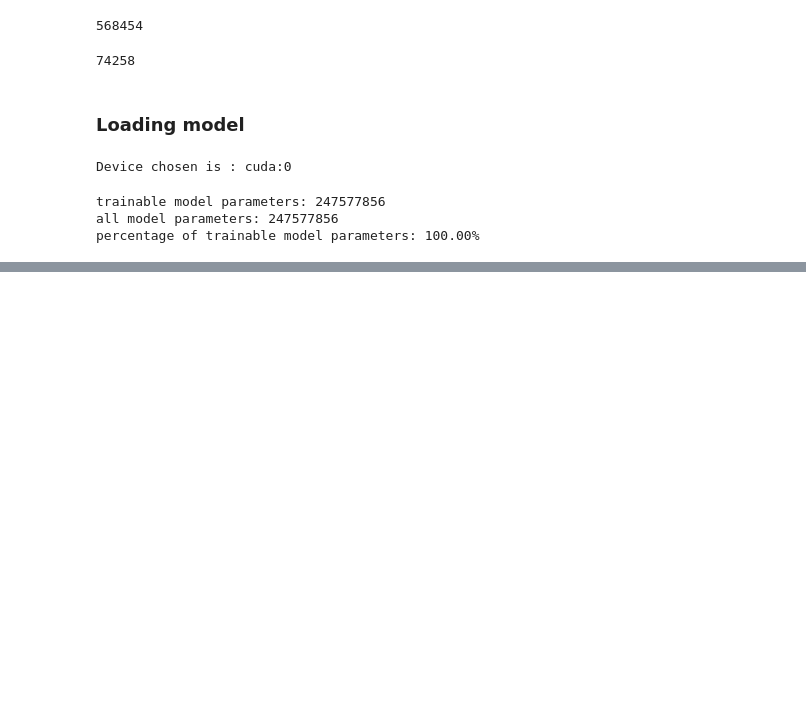
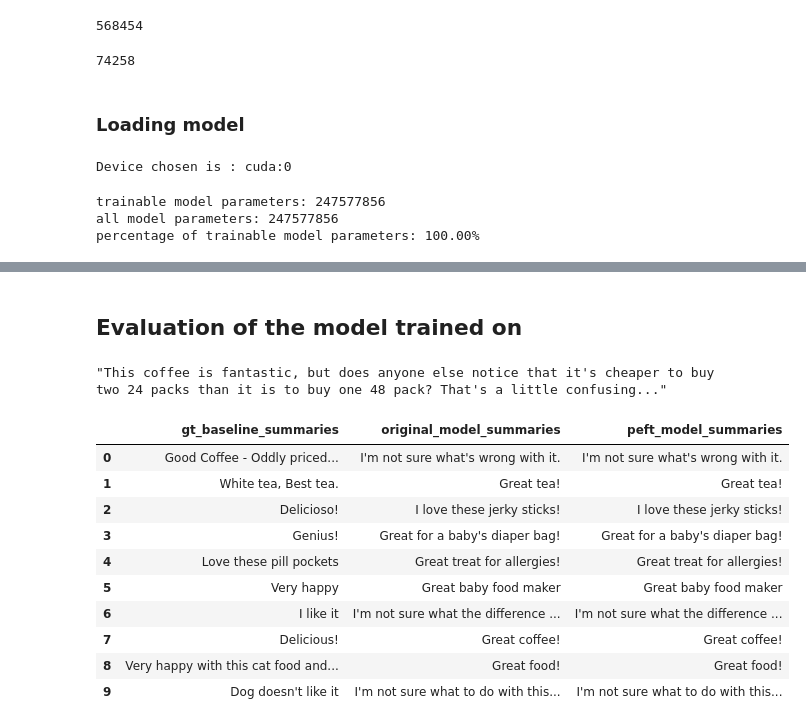
Before and after one commit to navneet1083/llm-usecases, a Jupyter notebook: usecase1/UseCase-1.ipynb, the cells around one changed output, grey strips where cells are left out. Saved outputs shown, nothing was run; the diff lists cells and outputs as text; code cells hidden in the pictures; blank space fills up the shorter version.

Commit message:
Modified for validation score evaluation.

```diff
--- a/usecase1/UseCase-1.ipynb
+++ b/usecase1/UseCase-1.ipynb
@@ -210,0 +376,4 @@ Not sure if this was an error or if the vendor intended to represent the product
+# %%
+peft_model = get_peft_model(original_model,
+                            lora_config)
+print(print_number_of_trainable_model_parameters(peft_model))
@@ -210,0 +417,2 @@ Not sure if this was an error or if the vendor intended to represent the product
+# %%
+peft_trainer.train()
@@ -210,0 +427,5 @@ Not sure if this was an error or if the vendor intended to represent the product
+# %%
+peft_model_path = f'./checkpoints/peft_fine_tunned_checkpoints/'
+# saving models
+peft_trainer.model.save_pretrained(peft_model_path)
+tokenizer.save_pretrained(peft_model_path)
@@ -210,0 +436,9 @@ Not sure if this was an error or if the vendor intended to represent the product
+# %%
+# Now loading with trained peft model
+peft_model_base = AutoModelForSeq2SeqLM.from_pretrained(model_name, torch_dtype=torch.bfloat16)
+tokenizer = AutoTokenizer.from_pretrained(model_name)
+
+peft_model = PeftModel.from_pretrained(peft_model_base,
+                                       peft_model_path,
+                                       torch_dtype=torch.bfloat16,
+                                       is_trainable=False).to(device)
@@ -210,0 +451,55 @@ Not sure if this was an error or if the vendor intended to represent the product
+# %% [markdown]
+## Evaluation of the model trained on
+# %%
+train_test_valid_dataset['test'][0]['Text']
+# %% [output]
+"This coffee is fantastic, but does anyone else notice that it's cheaper to buy two 24 packs than it is to buy one 48 pack? That's a little confusing..."
+# %%
+reviews = train_test_valid_dataset['test'][0:10]['Text']
+gt_baseline_summaries = train_test_valid_dataset['test'][0:10]['Summary']
+
+original_model_summaries = []
+instruct_model_summaries = []
+peft_model_summaries = []
+
+for idx, review in enumerate(reviews):
+    prompt = f"""
+Summarize the following conversation.
+
+{review}
+
+Summary: """
+
+    input_ids = tokenizer(prompt, return_tensors="pt").input_ids.to(device)
+
+    human_baseline_text_output = gt_baseline_summaries[idx]
+
+    original_model_outputs = original_model.generate(input_ids=input_ids, generation_config=GenerationConfig(max_new_tokens=200))
+    original_model_text_output = tokenizer.decode(original_model_outputs[0], skip_special_tokens=True)
+
+    # instruct_model_outputs = instruct_model.generate(input_ids=input_ids, generation_config=GenerationConfig(max_new_tokens=200))
+    # instruct_model_text_output = tokenizer.decode(instruct_model_outputs[0], skip_special_tokens=True)
+
+    peft_model_outputs = peft_model.generate(input_ids=input_ids, generation_config=GenerationConfig(max_new_tokens=200))
+    peft_model_text_output = tokenizer.decode(peft_model_outputs[0], skip_special_tokens=True)
+
+    original_model_summaries.append(original_model_text_output)
+    # instruct_model_summaries.append(instruct_model_text_output)
+    peft_model_summaries.append(peft_model_text_output)
+
+zipped_summaries = list(zip(gt_baseline_summaries, original_model_summaries, peft_model_summaries))
+
+df = pd.DataFrame(zipped_summaries, columns = ['gt_baseline_summaries', 'original_model_summaries', 'peft_model_summaries'])
+df
+# %% [output]
+|  | gt_baseline_summaries | original_model_summaries | peft_model_summaries |
+| 0 | Good Coffee - Oddly priced... | I'm not sure what's wrong with it. | I'm not sure what's wrong with it. |
+| 1 | White tea, Best tea. | Great tea! | Great tea! |
+| 2 | Delicioso! | I love these jerky sticks! | I love these jerky sticks! |
+| 3 | Genius! | Great for a baby's diaper bag! | Great for a baby's diaper bag! |
+| 4 | Love these pill pockets | Great treat for allergies! | Great treat for allergies! |
+| 5 | Very happy | Great baby food maker | Great baby food maker |
+| 6 | I like it | I'm not sure what the difference ... | I'm not sure what the difference ... |
+| 7 | Delicious! | Great coffee! | Great coffee! |
+| 8 | Very happy with this cat food and... | Great food! | Great food! |
+| 9 | Dog doesn't like it | I'm not sure what to do with this... | I'm not sure what to do with this... |
```
Also changed, not shown: parts of 31 cells of this notebook.
